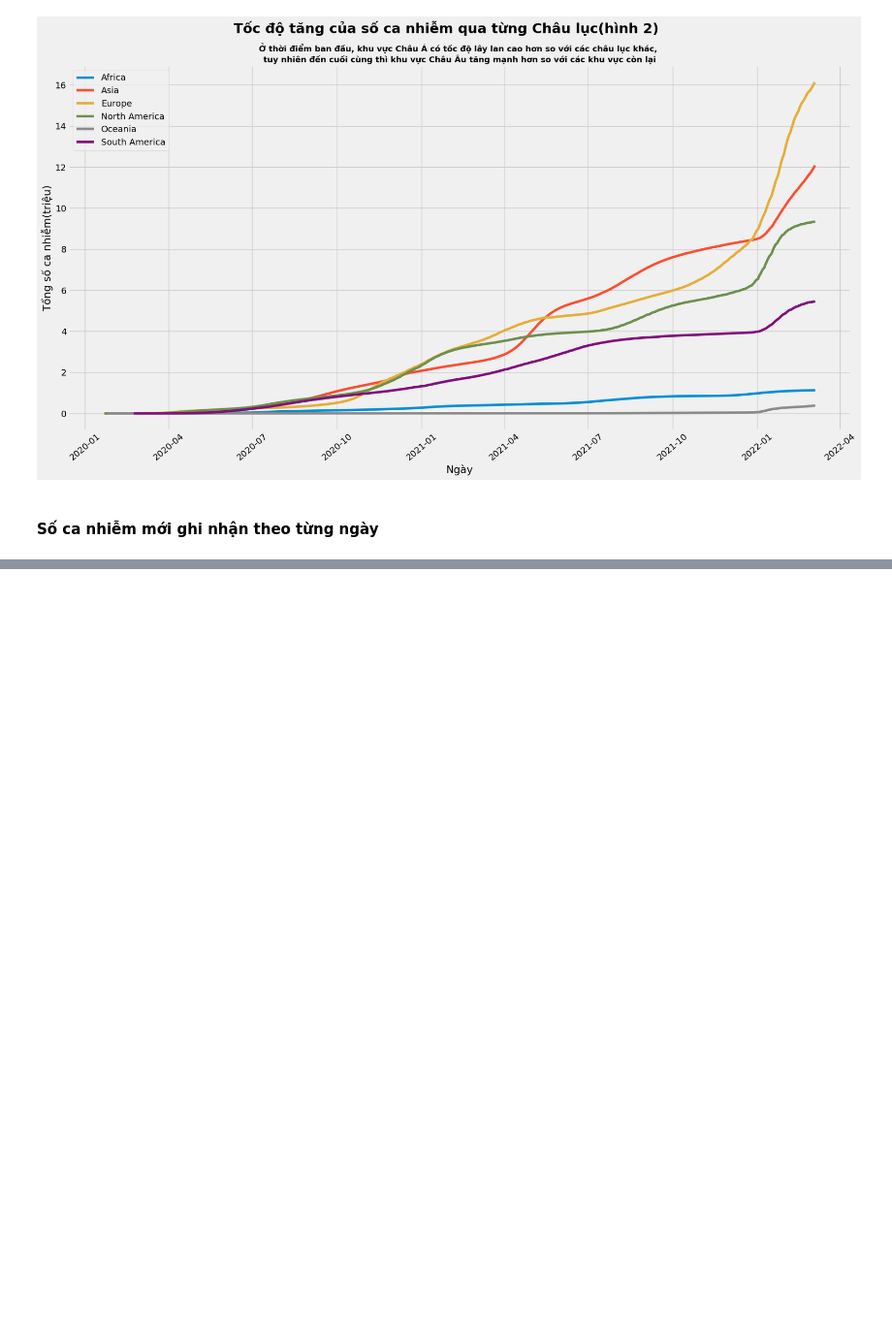
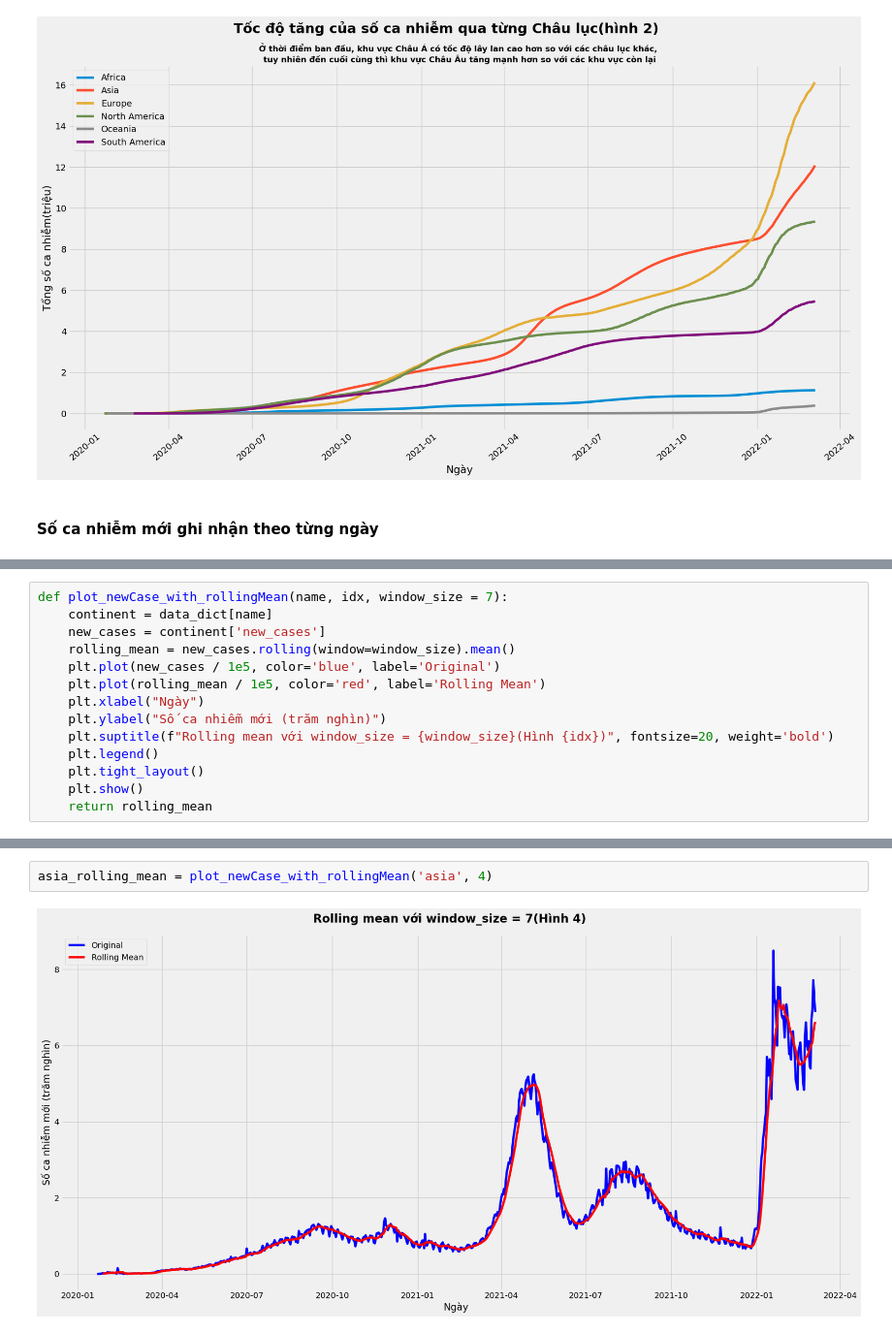
Before and after one commit to manh0387/BTL_LapTrinhAI, a Jupyter notebook: data_analyst.ipynb, the cells around one changed output, grey strips where cells are left out. Shown at 97% size. Cells and saved outputs as stored; diff of their text form; blank space fills up the shorter version.

```diff
--- a/data_analyst.ipynb
+++ b/data_analyst.ipynb
@@ -254,0 +254,14 @@ Name: new_cases, Length: 774, dtype: float64
+# %%
+def plot_newCase_with_rollingMean(name, idx, window_size = 7):
+    continent = data_dict[name]
+    new_cases = continent['new_cases']
+    rolling_mean = new_cases.rolling(window=window_size).mean()
+    plt.plot(new_cases / 1e5, color='blue', label='Original')
+    plt.plot(rolling_mean / 1e5, color='red', label='Rolling Mean')
+    plt.xlabel("Ngày")
+    plt.ylabel("Số ca nhiễm mới (trăm nghìn)")
+    plt.suptitle(f"Rolling mean với window_size = {window_size}(Hình {idx})", fontsize=20, weight='bold')
+    plt.legend()
+    plt.tight_layout()
+    plt.show()
+    return rolling_mean
@@ -254,0 +272,4 @@ Name: new_cases, Length: 774, dtype: float64
+# %%
+asia_rolling_mean = plot_newCase_with_rollingMean('asia', 4)
+# %% [output]
+[figure, added]
```
Also changed, not shown: parts of 53 cells of this notebook, 17 other files.
